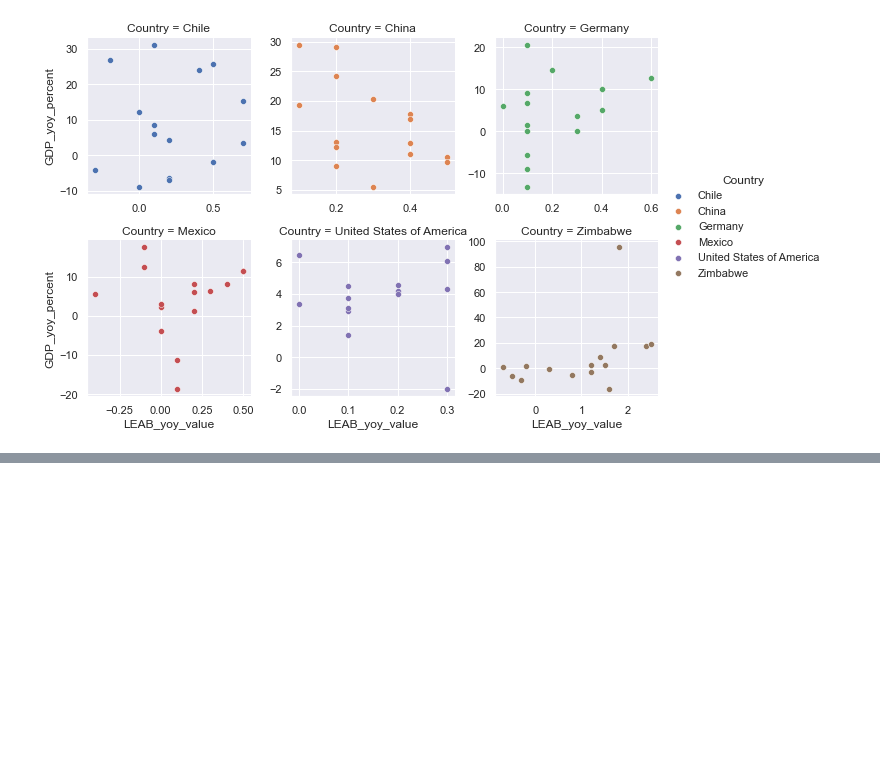
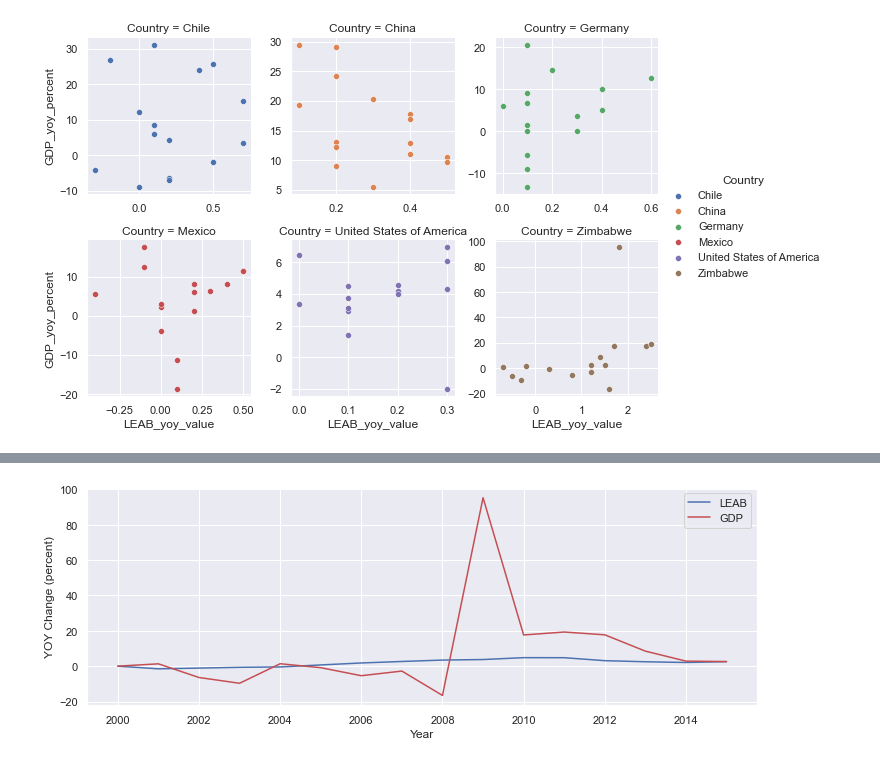
Before and after one commit to tiramisubunny/life_expectancy_gdp_group_project, a Jupyter notebook: life_expectancy_gdp.ipynb, the cells around one changed output, grey strips where cells are left out. Cells and saved outputs as stored; diff of their text form; code cells hidden in the pictures; blank space fills up the shorter version.

```diff
--- a/life_expectancy_gdp.ipynb
+++ b/life_expectancy_gdp.ipynb
@@ -339,0 +382,11 @@ scatter_yoy_gdp_leaby = (scatter_yoy_gdp_leaby.map(sns.scatterplot, 'LEAB_yoy_va
+# %%
+plt.figure(figsize=(12,4))
+ax1 = plt.subplot()
+plt.plot(gdp_data.Year[gdp_data.Country == 'Zimbabwe'], gdp_data.LEAB_yoy_percent[gdp_data.Country == 'Zimbabwe'], color='b')
+plt.plot(gdp_data.Year[gdp_data.Country == 'Zimbabwe'], gdp_data.GDP_yoy_percent[gdp_data.Country == 'Zimbabwe'], color='r')
+plt.xlabel('Year')
+plt.ylabel('YOY Change (percent)')
+plt.legend(['LEAB','GDP'])
+plt.show()
+# %% [output]
+[figure, added]
```
Also changed, not shown: parts of 6 cells of this notebook.
